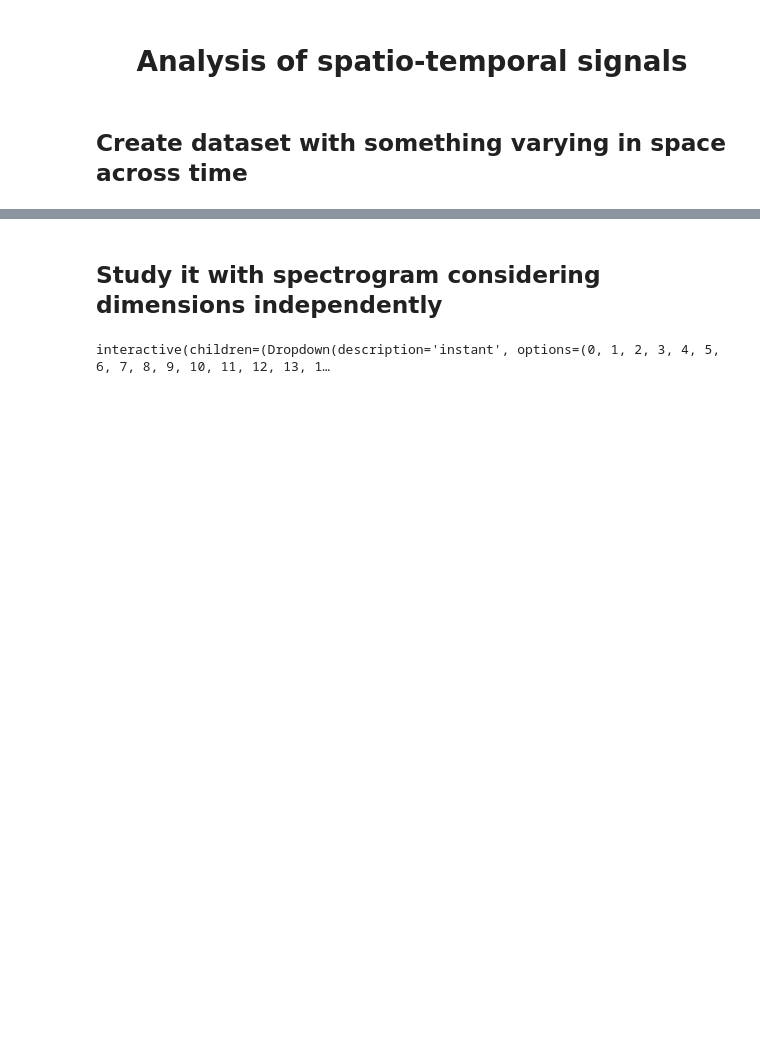
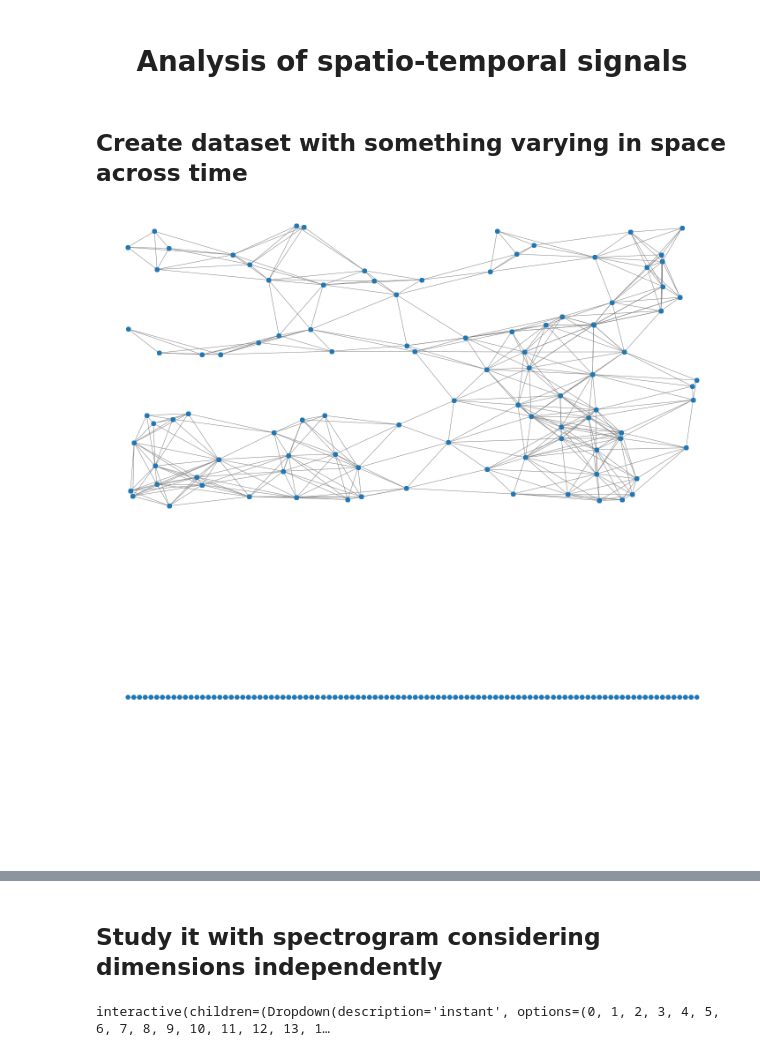
Before and after one commit to TEAM-IMT/air-polution-sensor, a Jupyter notebook: First spectrogram tests.ipynb, the cells around one changed output, grey strips where cells are left out. Saved outputs shown, nothing was run; the diff lists cells and outputs as text; code cells hidden in the pictures; blank space fills up the shorter version.

```diff
--- a/First spectrogram tests.ipynb
+++ b/First spectrogram tests.ipynb
@@ -154,7 +162,13 @@ TIME_KERNEL_SCALE = 10
 # %%
 # Create some graphs
 g_space = create_sensor_graph(SPACE_GRAPH_ORDER)
 g_time = create_path_graph(TIME_GRAPH_ORDER)
+
+plot_graph(g_space)
+plot_graph(g_time)
+# %% [output]
+[figure, added]
+[figure, added]
 # %%
 # Function to generate a local thing around a vertex
 # Here we just consider a polynom of the graph
```
Also changed, not shown: parts of 10 cells of this notebook.
